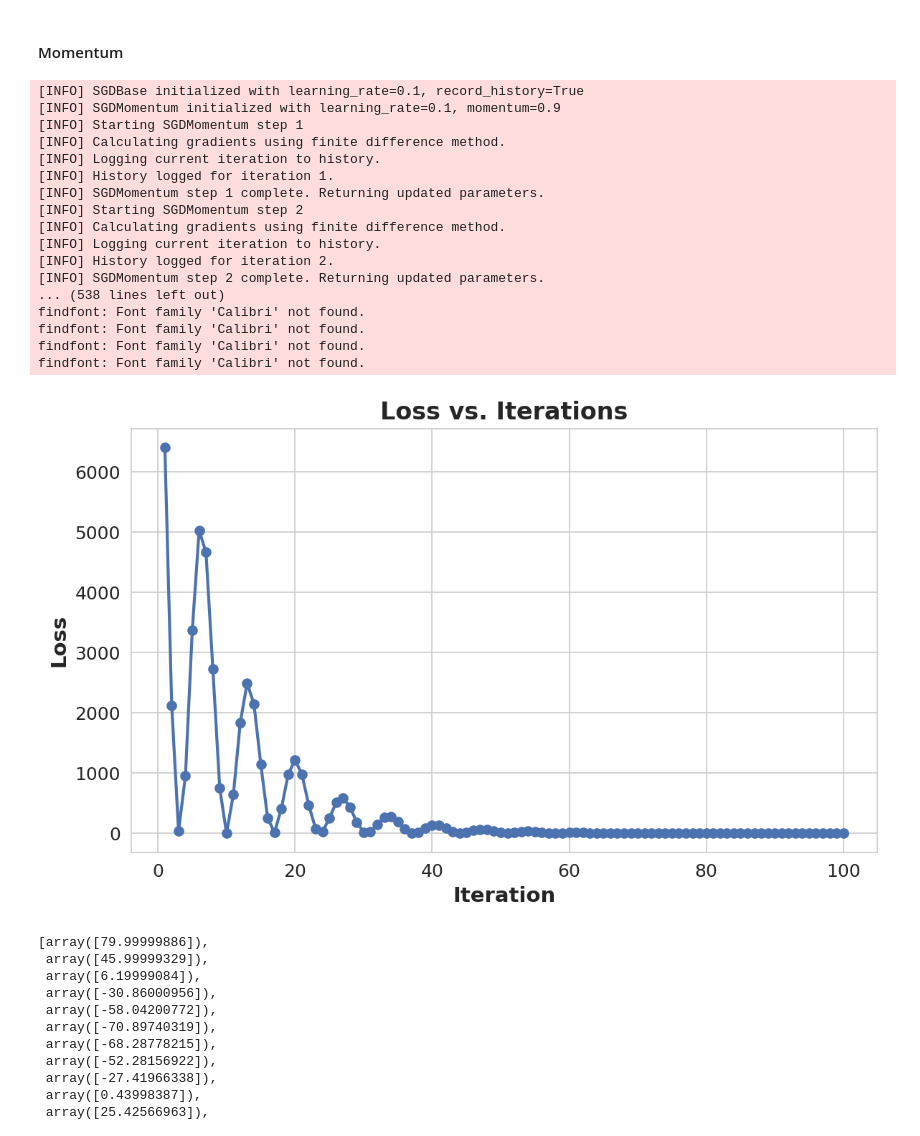
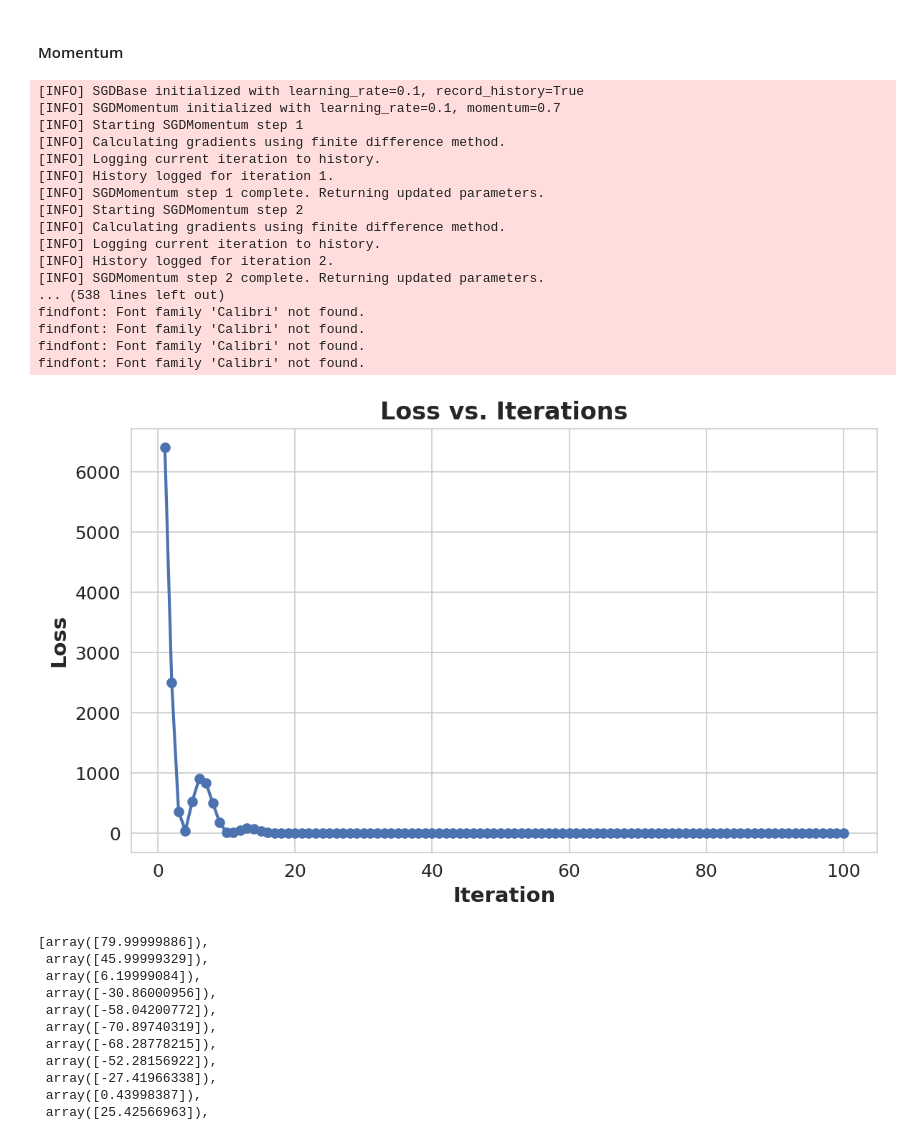
Before and after one commit to nitishkthakur/Optimization, a Jupyter notebook: sgd_test.ipynb, the cells around one changed output. Cells and saved outputs as stored; diff of their text form; code cells hidden in the pictures.

```diff
--- a/sgd_test.ipynb
+++ b/sgd_test.ipynb
@@ -110,39 +110,37 @@ findfont: Font family 'Calibri' not found.
 # %% [markdown]
 #### Momentum
 # %%
-
-
-optimizer = sgd_base.SGDMomentum(learning_rate=0.1, record_history=True)
+optimizer = sgd_base.SGDMomentum(learning_rate=0.1, record_history=True, momentum=0.7)
 
 # Example usage of the optimizer
 params = np.array([100.0])
 
 # Optimize
 for _ in range(100):
     optimizer.step(params=params, loss=squared_error_loss)
     params = optimizer.params
 
 # Print the optimized parameters
 optimizer.plot_loss_vs_iterations()
 # %% [output]
 [INFO] SGDBase initialized with learning_rate=0.1, record_history=True
-[INFO] SGDMomentum initialized with learning_rate=0.1, momentum=0.9
+[INFO] SGDMomentum initialized with learning_rate=0.1, momentum=0.7
 [INFO] Starting SGDMomentum step 1
 [INFO] Calculating gradients using finite difference method.
 [INFO] Logging current iteration to history.
 [INFO] History logged for iteration 1.
 [INFO] SGDMomentum step 1 complete. Returning updated parameters.
 [INFO] Starting SGDMomentum step 2
 [INFO] Calculating gradients using finite difference method.
 [INFO] Logging current iteration to history.
 [INFO] History logged for iteration 2.
 [INFO] SGDMomentum step 2 complete. Returning updated parameters.
 ... (538 lines left out)
 findfont: Font family 'Calibri' not found.
 findfont: Font family 'Calibri' not found.
 findfont: Font family 'Calibri' not found.
 findfont: Font family 'Calibri' not found.
-[figure, old version]
+[figure, new version]
 # %%
 plot_training_metrics(metrics_dict=optimizer.history, display_mode='inline', html_path=None)
 # %%
```
